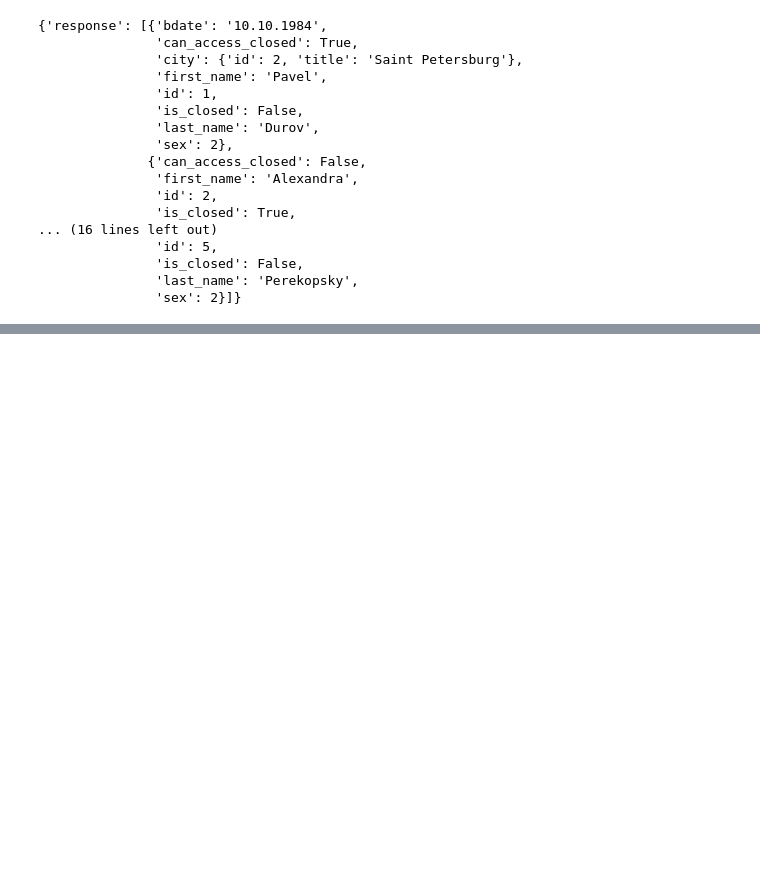
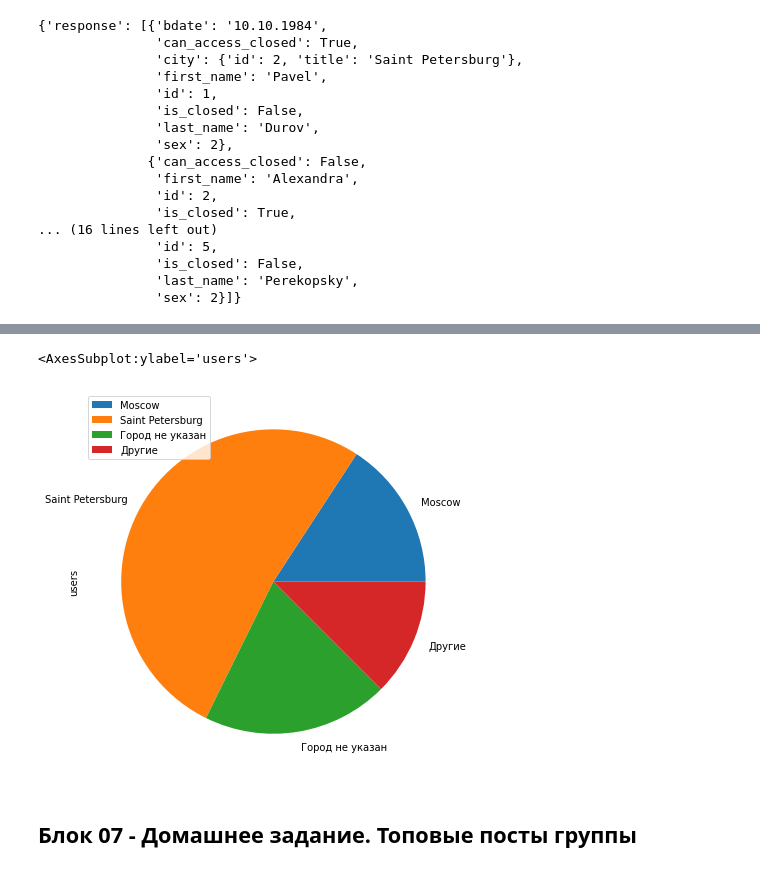
Before and after one commit to kadmiy/datascience_learn, a Jupyter notebook: module_11_datascience_learn.ipynb, the cells around one changed output, grey strips where cells are left out. Drawn from its saved outputs; the diff is of its cells as text; code cells hidden in the pictures; blank space fills up the shorter version.

```diff
--- a/module_11_datascience_learn.ipynb
+++ b/module_11_datascience_learn.ipynb
@@ -811,7 +811,6 @@ print((middle_time - start_time), (end_time - middle_time), (end_time - start_ti
 city_stats_dict = {}
 
 for user_list in users_lists:
-    print(city_stats_dict)
     for user_id in user_list:
         url = 'https://api.vk.com/method/users.get'
         # Создаём словарь с параметрами запроса
@@ -829,10 +828,11 @@ for user_list in users_lists:
         try:
             user_city = data['response'][0]['city']['title']
         except KeyError:
-            user_city = 'Somewhere on Mars'
+            user_city = 'City not specified'
         # print(user_id, user_city)
         # Заполняем словарь городов
         if user_city in city_stats_dict:
             city_stats_dict[user_city] +=1
         else:
             city_stats_dict[user_city] = 1
+    print(city_stats_dict)
@@ -848,0 +870,11 @@ city_stats_dict
+# %%
+# Визуализируем словарь с помощью Pandas
+import pandas as pd
+
+# преобразуем dictionary в dataframe
+df = pd.DataFrame.from_dict(city_stats_dict, orient= 'index').reset_index()
+
+# Для удобства переименуем названия столбцов
+df.rename(columns= {'index': 'city', 0: 'users'}, inplace= True)
+df = df.sort_values('users', ascending= False)
+df.head()
@@ -848,0 +888,6 @@ city_stats_dict
+# %%
+# Присвоим городам с менее чем 100 пользователей категорию 'другие', а постальным по названию города
+df['category'] = df.apply(lambda x: x['city'] if x['users'] > 100 else 'Другие', axis= 1)
+# %%
+# Сгруппируем по категориям
+df = df.groupby('category').sum().head()
@@ -848,0 +903,9 @@ city_stats_dict
+# %%
+# Визуализируем полученный результат
+%matplotlib inline
+df.head().plot(kind= 'pie', y= 'users', figsize= (7, 7))
+# %% [output]
+<AxesSubplot:ylabel='users'>
+[figure, added]
+# %% [markdown]
+## Блок 07 - Домашнее задание. Топовые посты группы
```
Also changed, not shown: parts of 13 cells of this notebook.
